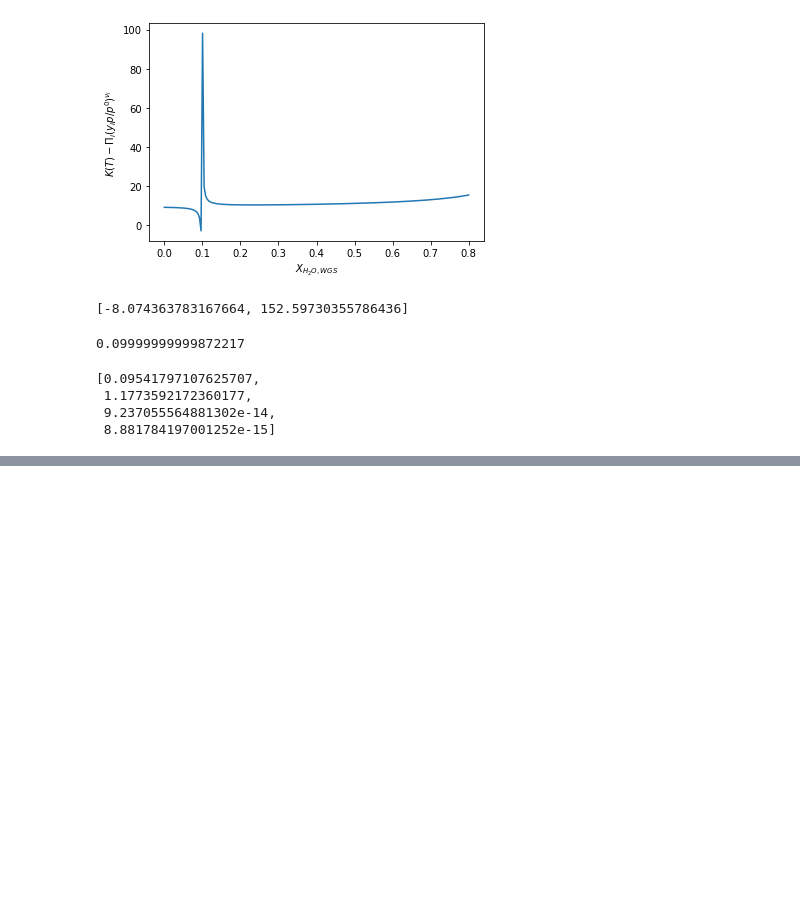
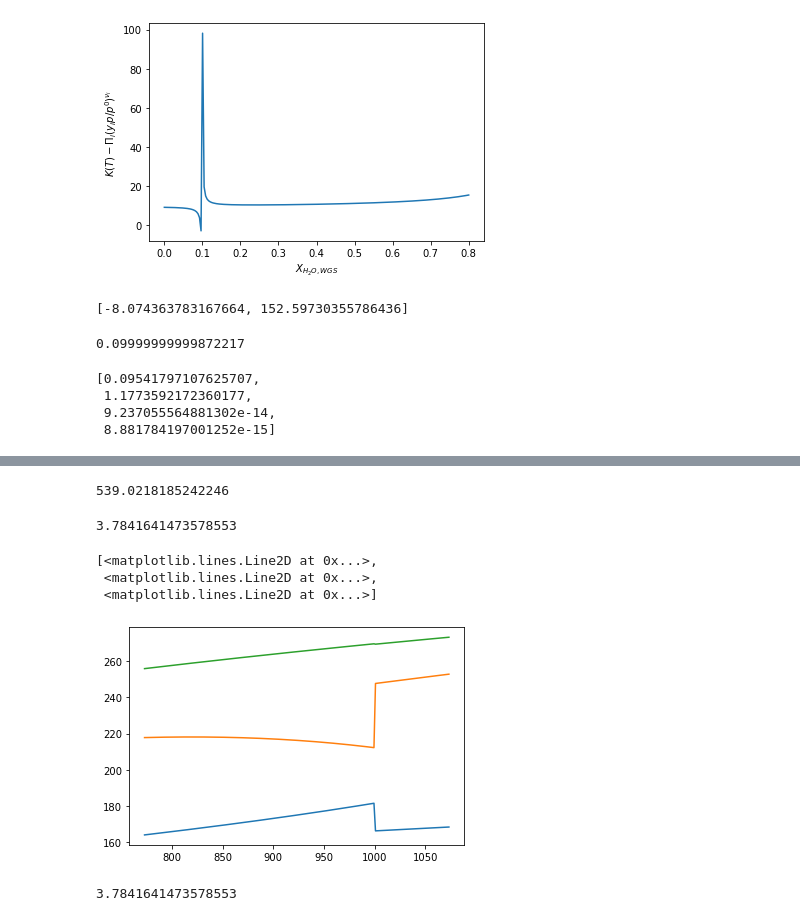
Before and after one commit to santiago-salas-v/walas, a Jupyter notebook: DR_WGS.ipynb, the cells around one changed output, grey strips where cells are left out. Cells and saved outputs as stored; diff of their text form; code cells hidden in the pictures; blank space fills up the shorter version.

```diff
--- a/DR_WGS.ipynb
+++ b/DR_WGS.ipynb
@@ -48,7 +50,7 @@ names=[item[7] for item in data[1:-2] if len(item[21])>0]  # exclude sulfuric ac
 delhf0=array([item[21].replace(',','.') for item in data[1:-2] if len(item[21])>0],dtype=float).T*1000  # exclude sulfuric acid with no entry on col. 21
 delhg0=array([item[22].replace(',','.') for item in data[1:-2] if len(item[21])>0],dtype=float).T*1000  # exclude sulfuric acid with no entry on col. 21
 a_low=array([[x.replace(',','.') for x in item[55:62]] for item in data[1:-2] if len(item[21])>0],dtype=float).T  # exclude sulfuric acid with no entry on col. 21
-a_high=array([[x.replace(',','.') for x in item[63:69]] for item in data[1:-2] if len(item[21])>0],dtype=float).T  # exclude sulfuric acid with no entry on col. 21
+a_high=array([[x.replace(',','.') for x in item[62:69]] for item in data[1:-2] if len(item[21])>0],dtype=float).T  # exclude sulfuric acid with no entry on col. 21
 
 R=8.3145 # J/mol/K
 
@@ -194,0 +246,30 @@ r1,r2=[(-b+sqrt(b**2-4*a*c))/(2*a),(-b-sqrt(b**2-4*a*c))/(2*a)]
+# %%
+sc=2.2 # steam to carbon
+X_ch4=0.8 # CH4 conversion
+T=(624+273.15) # temperature in DR
+
+nu=zeros([len(names),2]) # stoich. coefficients
+nu[:5,0]=[3,-1,0,1,-1] # H2O+CH4->CO+3H2
+nu[:5,1]=[1,0,1,-1,-1] # CO+H2O->CO2+H2
+
+h,s,g,cp=therm_ig(T) # ideal gas therm. properties
+delta_r_g=nu.T.dot(g) # Gibbs free energy change, both reactions
+
+y0=zeros(len(names))
+y0_ch4=1/(1+sc)
+nu_ch4=nu[2-1,0]
+y0[2-1]=1/(1+sc) # methane
+y0[5-1]=sc/(1+sc) # steam
+
+y_dr=(y0+y0[2-1]*nu[:,0]/-nu[2-1,0]*X_ch4)/(1+y0[2-1]*sum(nu[:,0])/-nu[2-1,0]*X_ch4) # exit composition of DR
+K=exp(-delta_r_g/(R*T))
+a=1-K[1]
+b=y_dr[3-1]/y_dr[5-1]+y_dr[1-1]/y_dr[5-1]+K[1]*(y_dr[4-1]/y_dr[5-1]+1)
+c=y_dr[1-1]*y_dr[3-1]/y_dr[5-1]**2-K[1]*y_dr[4-1]/y_dr[5-1]
+r1,r2=[(-b+sqrt(b**2-4*a*c))/(2*a),(-b-sqrt(b**2-4*a*c))/(2*a)]
+X_h2o_wgs=r1
+y_dr_wgs=(y_dr+y_dr[5-1]*nu[:,1]/-nu[5-1,1]*X_h2o_wgs)/(1+y_dr[5-1]*sum(nu[:,1])/-nu[5-1,1]*X_h2o_wgs) # exit composition of WGS after DR
+print('{:10.6s}{:10.10s}{:10.10s}'.format('i','y_dr_i','y_WGS_i'))
+for i,name in enumerate(names):
+    print('{:10.6s}{:10.5g}{:10.5g}'.format(name,y_dr[i],y_dr_wgs[i]))
+print('\nX(CH_4,DR)={:0.5g}, X(H_2O,WGS)={:0.5g}'.format(X_ch4,X_h2o_wgs))
@@ -194,0 +351,24 @@ r1,r2=[(-b+sqrt(b**2-4*a*c))/(2*a),(-b-sqrt(b**2-4*a*c))/(2*a)]
+# %%
+-34783/8.3145/(-31.762/8.3145-log(K))-273.15
+# %% [output]
+539.0218185242246
+# %%
+K
+# %% [output]
+3.7841641473578553
+# %%
+def g(T):
+    h,s,g,cp=therm_ig(T) # ideal gas therm. properties
+    return s
+x=linspace(500,800,200)+273.15
+y=[g(x_var)[0:3] for x_var in x]
+plt.plot(x,y)
+# %% [output]
+[<matplotlib.lines.Line2D at 0x...>,
+ <matplotlib.lines.Line2D at 0x...>,
+ <matplotlib.lines.Line2D at 0x...>]
+[figure, added]
+# %%
+K
+# %% [output]
+3.7841641473578553
```
Also changed, not shown: parts of 12 cells of this notebook.
